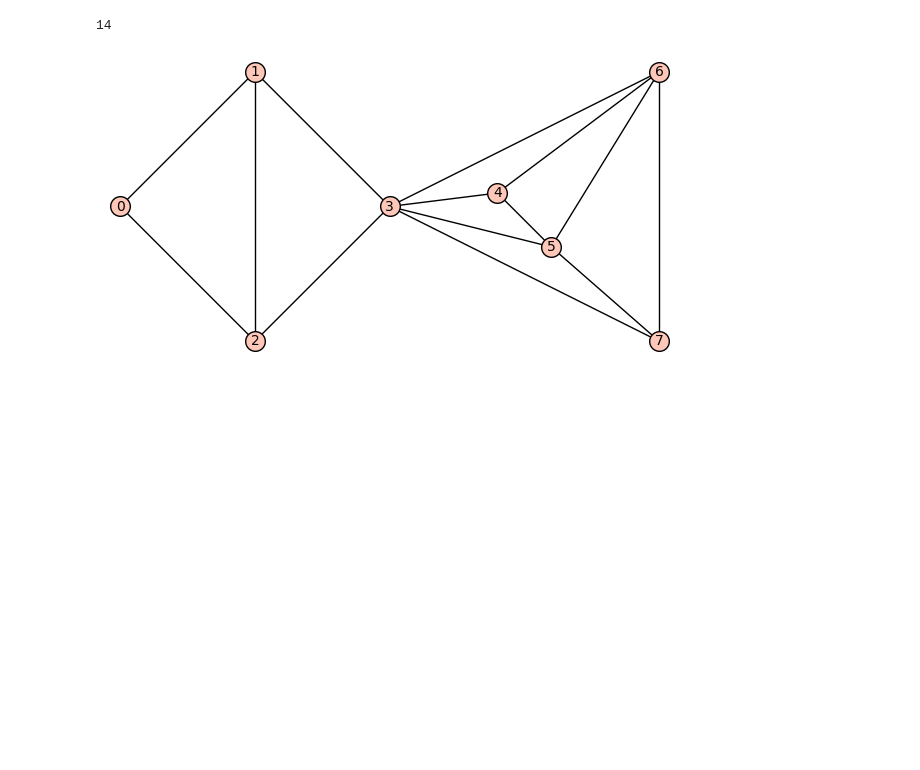
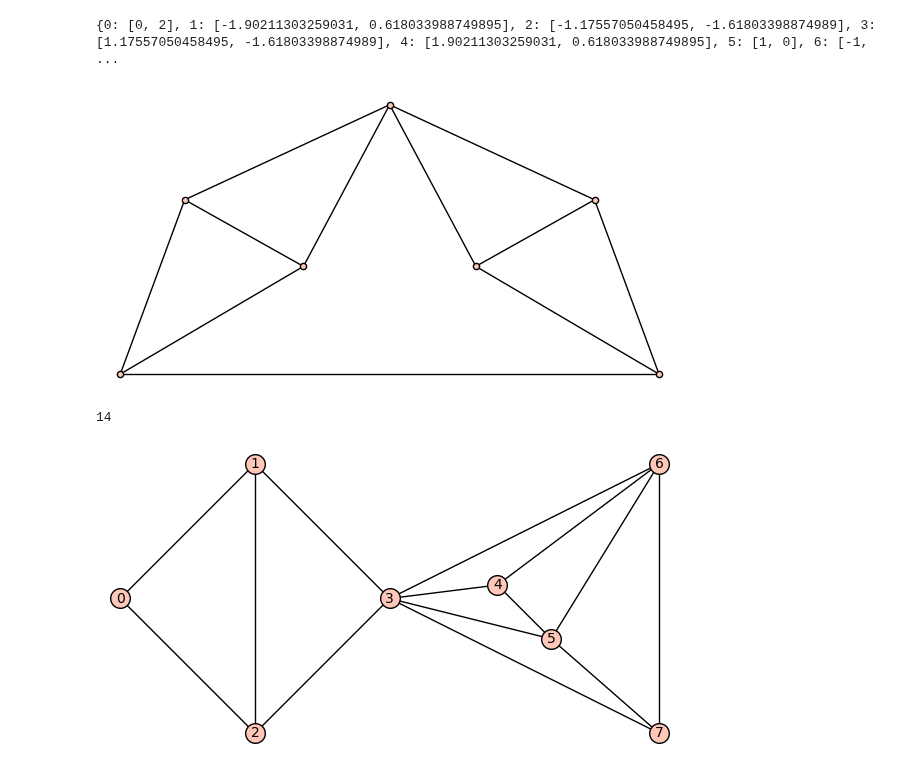
Before and after one commit to fk2601/kforest, a Jupyter notebook: kforest.ipynb, the cells around one changed output. Saved outputs shown, nothing was run; the diff lists cells and outputs as text; code cells hidden in the pictures; blank space fills up the shorter version.

```diff
--- a/kforest.ipynb
+++ b/kforest.ipynb
@@ -188,6 +183,20 @@ def top_clump_dual(Is, start, c, start_dual, c_dual):
     for e in A: labels[e] = (e,-1)
     for e in A: (label, labels) = cyclic_scanning(e, k, labels, Is, c_dual)
     return filter(lambda x: x[:2] not in labels.keys(), B)
+# %%
+moser = graphs.MoserSpindle()
+pos = moser.layout().copy()
+print(pos)
+pos[2] = [-2.5, -1,6]
+pos[3] = [2.5, -1,6]
+pos[5] = [-0.8, 0]
+pos[6] = [0.8, 0]
+pos[0] = [0, 1.5]
+p = moser.plot(vertex_labels=False, graph_border=False, pos=pos, vertex_size=20.0)
+p.show()
+# %% [output]
+{0: [0, 2], 1: [-1.90211303259031, 0.618033988749895], 2: [-1.17557050458495, -1.61803398874989], 3: [1.17557050458495, -1.61803398874989], 4: [1.90211303259031, 0.618033988749895], 5: [1, 0], 6: [-1, ...
+[figure, added]
 # %%
 graph = Graph(8) #Graph({0: [1], 1: [2,3], 3: [4,5]})
 graph.add_edge(0,1)
```
Also changed, not shown: parts of 11 cells of this notebook.
